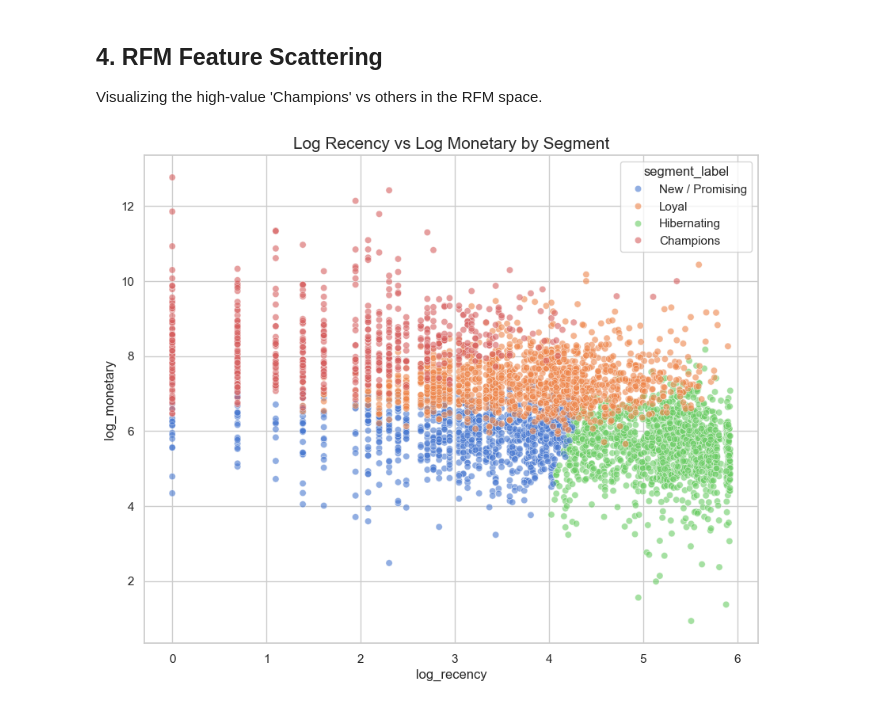
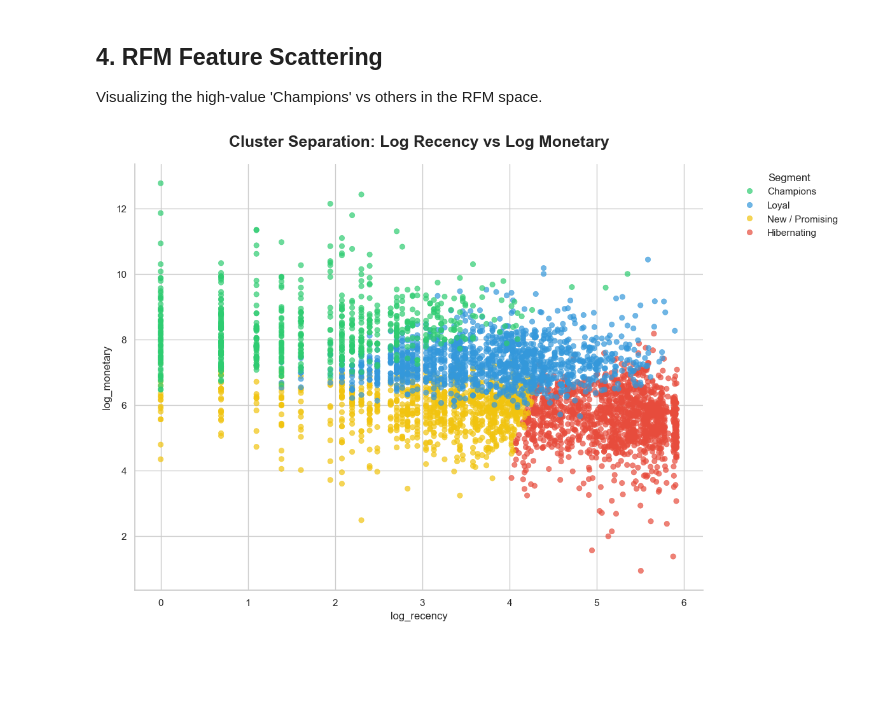
Before and after one commit to CaballeroRAR/ds_projects, a Jupyter notebook: 1_ml-pipeline-migration-bigquery/notebooks/bq_analysis.ipynb, the cells around one changed output. Cells and saved outputs as stored; diff of their text form; code cells hidden in the pictures; blank space fills up the shorter version.

```diff
--- a/1_ml-pipeline-migration-bigquery/notebooks/bq_analysis.ipynb
+++ b/1_ml-pipeline-migration-bigquery/notebooks/bq_analysis.ipynb
@@ -66,9 +106,22 @@ plt.show()
 ## 4. RFM Feature Scattering
 Visualizing the high-value 'Champions' vs others in the RFM space.
 # %%
-plt.figure(figsize=(10, 8))
-sns.scatterplot(data=df_09, x='log_recency', y='log_monetary', hue='segment_label', alpha=0.6)
-plt.title('Log Recency vs Log Monetary by Segment', fontsize=15)
+plt.figure(figsize=(12, 8))
+sns.scatterplot(
+    data=df_09,
+    x='log_recency',
+    y='log_monetary',
+    hue='segment_label',
+    hue_order=['Champions', 'Loyal', 'New / Promising', 'Hibernating'],
+    palette=segment_colors, # Use consistent mapping
+    alpha=0.7,
+    edgecolor=None
+)
+
+plt.title('Cluster Separation: Log Recency vs Log Monetary', fontsize=18, pad=20, fontweight='bold')
+plt.legend(title='Segment', bbox_to_anchor=(1.05, 1), loc='upper left', frameon=False)
+sns.despine()
+plt.tight_layout()
 plt.show()
 # %% [output]
-[figure, old version]
+[figure, new version]
```
Also changed, not shown: parts of 4 cells of this notebook.
